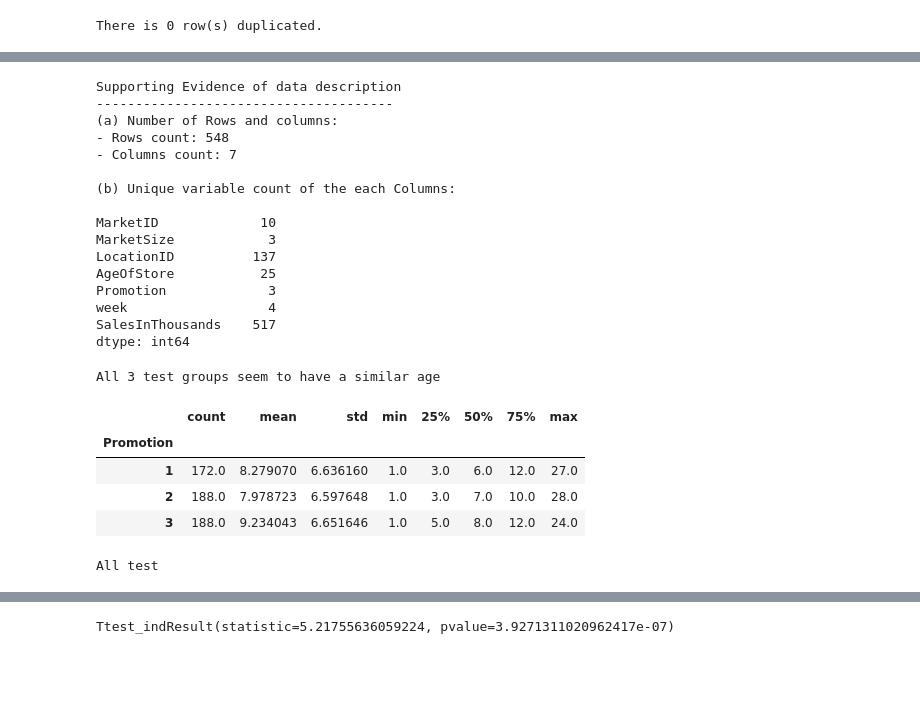
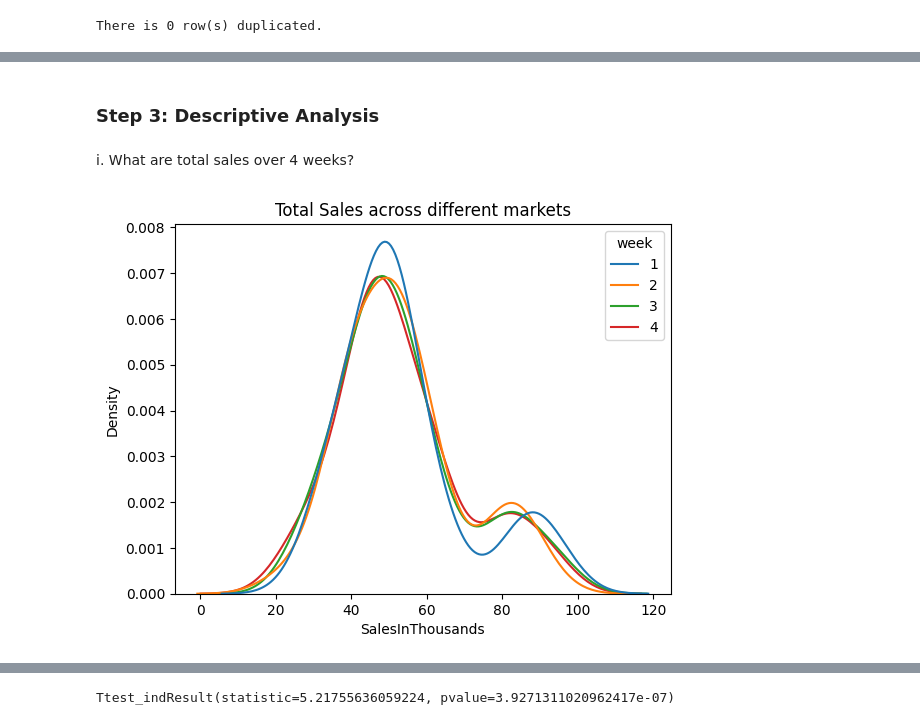
Before and after one commit to tan-yong-sheng/business_analytics, a Jupyter notebook: iv Data Analysis (Insight Generation)/Final Project/Assignment 5/EDA_Final_Project.ipynb, the cells around one changed output, grey strips where cells are left out. Drawn from its saved outputs; the diff is of its cells as text; code cells hidden in the pictures; blank space fills up the shorter version.

```diff
--- a/iv Data Analysis (Insight Generation)/Final Project/Assignment 5/EDA_Final_Project.ipynb
+++ b/iv Data Analysis (Insight Generation)/Final Project/Assignment 5/EDA_Final_Project.ipynb
@@ -221,48 +284,24 @@ There are a total of 548 observations in the dataset.
 - Promotion: Promotion type (1-3)
 - week: Week number (1-4)
 - SalesInThousands: sales amount for a specific LocationID, Promotion and week
-# %%
-print(f"""Supporting Evidence of data description
---------------------------------------
-(a) Number of Rows and columns:
-- Rows count: {df.shape[0]}
-- Columns count: {df.shape[1]}
-
-(b) Unique variable count of the each Columns:
-
-{df2.nunique()}
-""")
-# %% [output]
-Supporting Evidence of data description
---------------------------------------
-(a) Number of Rows and columns:
-- Rows count: 548
-- Columns count: 7
-
-(b) Unique variable count of the each Columns:
-
-MarketID             10
-MarketSize            3
-LocationID          137
-AgeOfStore           25
-Promotion             3
-week                  4
-SalesInThousands    517
-dtype: int64
-# %%
-# Age of store across different promotions
-print("All 3 test groups seem to have a similar age")
-
-df2.groupby("Promotion")["AgeOfStore"].describe()
-# %% [output]
-All 3 test groups seem to have a similar age
-|  | count | mean | std | min | 25% | 50% | 75% | max |
-| Promotion |  |  |  |  |  |  |  |  |
-| 1 | 172.0 | 8.279070 | 6.636160 | 1.0 | 3.0 | 6.0 | 12.0 | 27.0 |
-| 2 | 188.0 | 7.978723 | 6.597648 | 1.0 | 3.0 | 7.0 | 10.0 | 28.0 |
-| 3 | 188.0 | 9.234043 | 6.651646 | 1.0 | 5.0 | 8.0 | 12.0 | 24.0 |
-# %%
-df2.groupby("Promotion")["MarketID"].describe()
-print("All test")
-# %% [output]
-All test
+# %% [markdown]
+### Step 3: Descriptive Analysis
+# %% [markdown]
+i. What are total sales over 4 weeks?
+# %%
+# Sales across different markets
+#sales_by_week = df2.groupby("week")[
+#    "SalesInThousands"].sum().reset_index().sort_values(
+#                ascending=False, by="SalesInThousands")
+#sales_by_week["week"] = sales_by_week["week"].astype("str")
+
+df3 = df2.copy(deep=True)
+df3["week"] = df3["week"].astype(str)
+ax = sns.kdeplot(hue="week", x="SalesInThousands",
+            data=df3)
+            #color="blue", alpha=0.6)
+#ax.bar_label(ax.containers[0])
+plt.title("Total Sales across different markets")
+plt.show()
+# %% [output]
+[figure, added]
```
Also changed, not shown: parts of 40 cells of this notebook, 1 other file.
